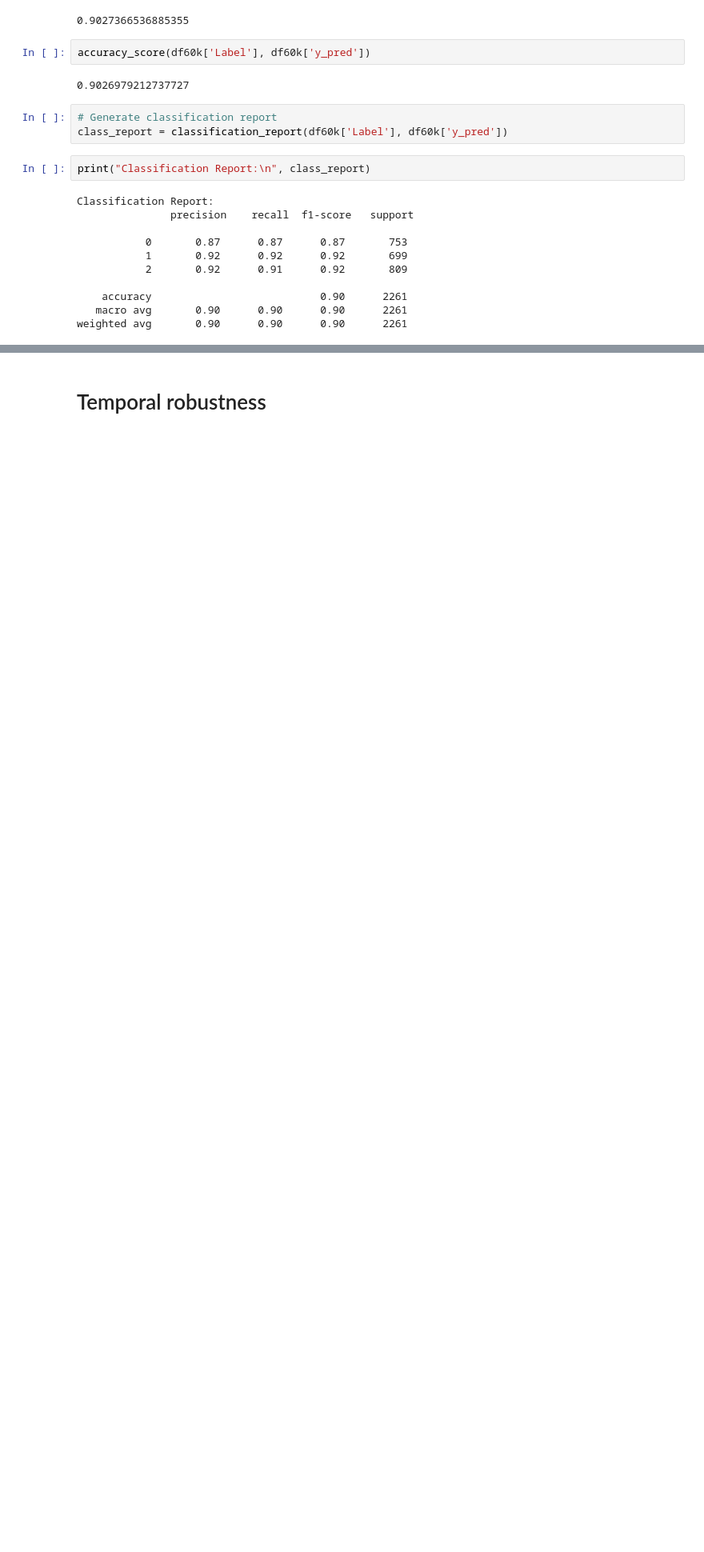
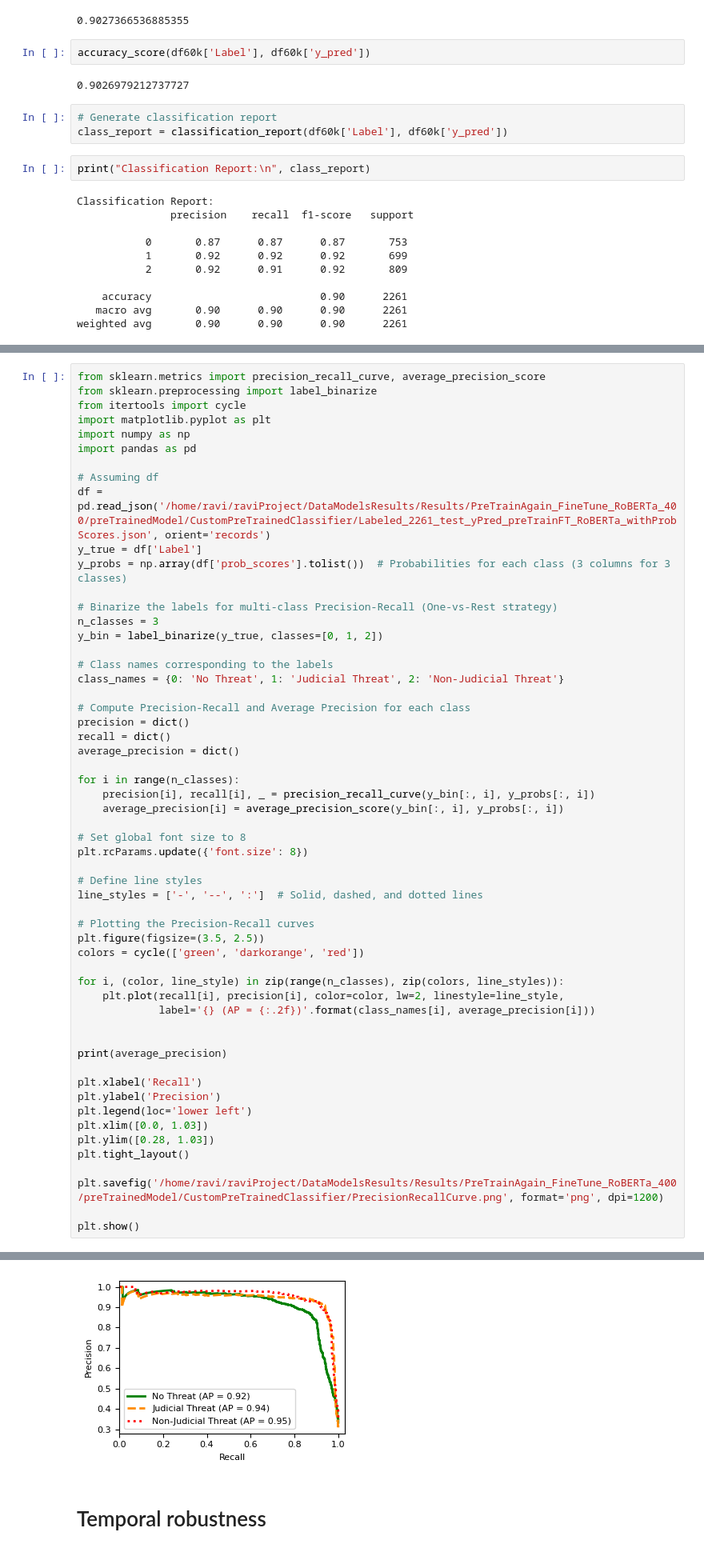
Before and after one commit to kamalravi/TelegramThreatLevel, a Jupyter notebook: XAI/1_FineTune_Pretrained_RoBERTa.ipynb, the cells around one changed output, grey strips where cells are left out. Shown: that part at 80% size. Cells and saved outputs as stored; diff of their text form; blank space fills up the shorter version.

```diff
--- a/XAI/1_FineTune_Pretrained_RoBERTa.ipynb
+++ b/XAI/1_FineTune_Pretrained_RoBERTa.ipynb
@@ -215,0 +254,57 @@ plt.show()
+# %%
+from sklearn.metrics import precision_recall_curve, average_precision_score
+from sklearn.preprocessing import label_binarize
+from itertools import cycle
+import matplotlib.pyplot as plt
+import numpy as np
+import pandas as pd
+
+# Assuming df
+df = pd.read_json('/home/ravi/raviProject/DataModelsResults/Results/PreTrainAgain_FineTune_RoBERTa_400/preTrainedModel/CustomPreTrainedClassifier/Labeled_2261_test_yPred_preTrainFT_RoBERTa_withProbScores.json', orient='records')
+y_true = df['Label']
+y_probs = np.array(df['prob_scores'].tolist())  # Probabilities for each class (3 columns for 3 classes)
+
+# Binarize the labels for multi-class Precision-Recall (One-vs-Rest strategy)
+n_classes = 3
+y_bin = label_binarize(y_true, classes=[0, 1, 2])
+
+# Class names corresponding to the labels
+class_names = {0: 'No Threat', 1: 'Judicial Threat', 2: 'Non-Judicial Threat'}
+
+# Compute Precision-Recall and Average Precision for each class
+precision = dict()
+recall = dict()
+average_precision = dict()
+
+for i in range(n_classes):
+    precision[i], recall[i], _ = precision_recall_curve(y_bin[:, i], y_probs[:, i])
+    average_precision[i] = average_precision_score(y_bin[:, i], y_probs[:, i])
+
+# Set global font size to 8
+plt.rcParams.update({'font.size': 8})
+
+# Define line styles
+line_styles = ['-', '--', ':']  # Solid, dashed, and dotted lines
+
+# Plotting the Precision-Recall curves
+plt.figure(figsize=(3.5, 2.5))
+colors = cycle(['green', 'darkorange', 'red'])
+
+for i, (color, line_style) in zip(range(n_classes), zip(colors, line_styles)):
+    plt.plot(recall[i], precision[i], color=color, lw=2, linestyle=line_style,
+             label='{} (AP = {:.2f})'.format(class_names[i], average_precision[i]))
+
+
+print(average_precision)
+
+plt.xlabel('Recall')
+plt.ylabel('Precision')
+plt.legend(loc='lower left')
+plt.xlim([0.0, 1.03])
+plt.ylim([0.28, 1.03])
+plt.tight_layout()
+
+plt.savefig('/home/ravi/raviProject/DataModelsResults/Results/PreTrainAgain_FineTune_RoBERTa_400/preTrainedModel/CustomPreTrainedClassifier/PrecisionRecallCurve.png', format='png', dpi=1200)
+
+plt.show()
+# %% [output]
@@ -216,3 +312,4 @@ plt.show()
+[figure, added]
 # %% [markdown]
 # Temporal robustness
 # %%
```
Also changed, not shown: parts of 6 cells of this notebook, 2 other files.
